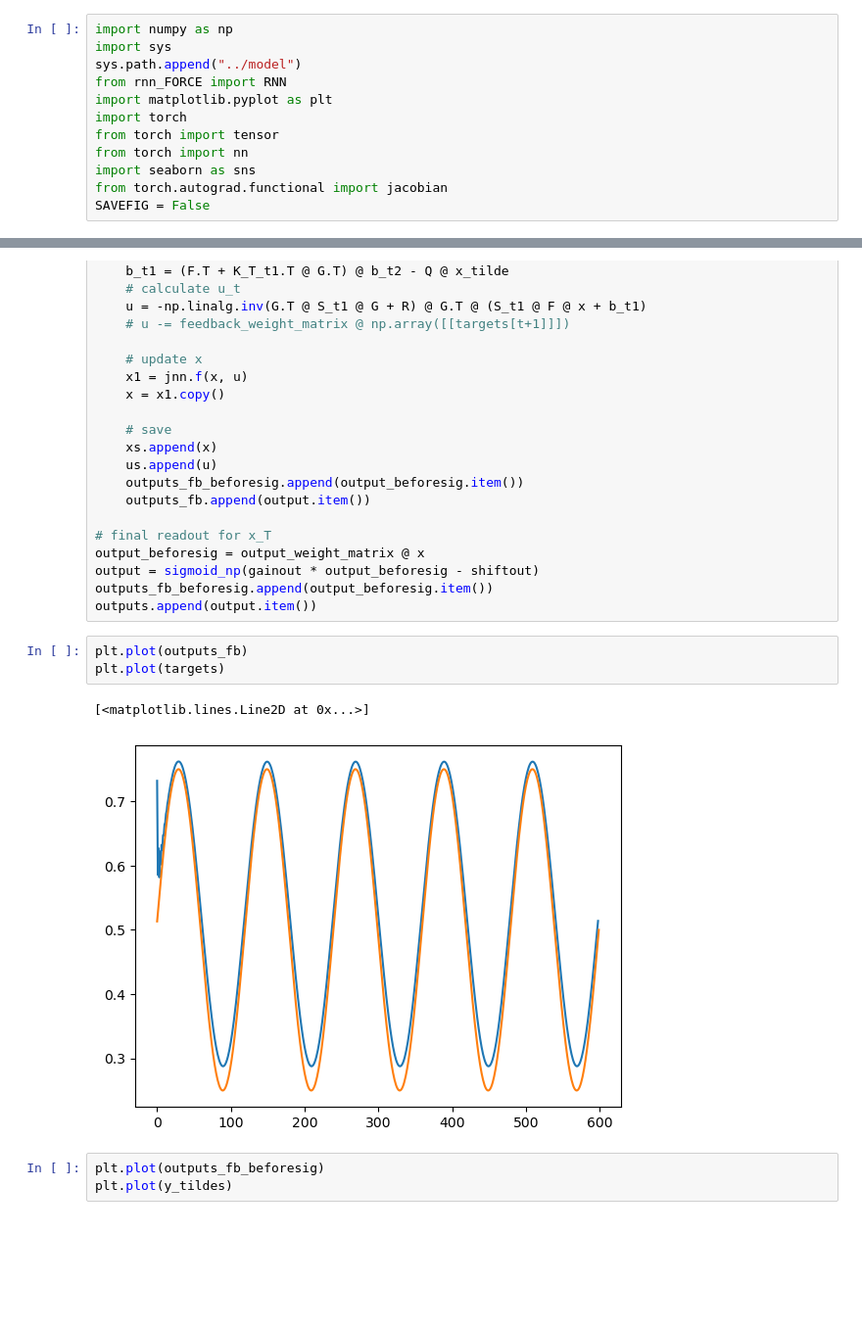
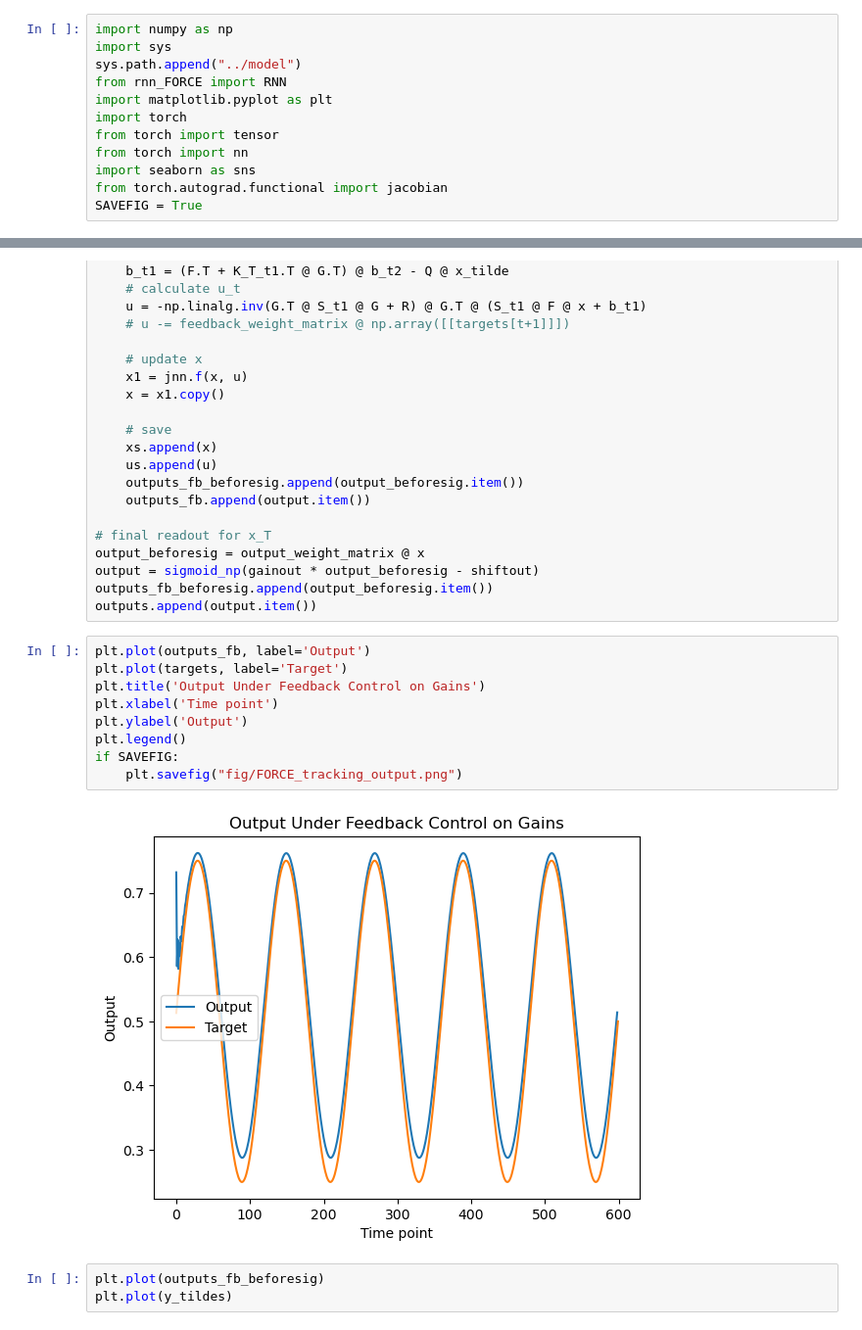
Before and after one commit to BeiGeJin/FBRNN, a Jupyter notebook: RNN/FORCE/FORCE_tracking.ipynb, the cells around one changed output, grey strips where cells are left out. Shown at 98% size. Saved outputs shown, nothing was run; the diff lists cells and outputs as text; blank space fills up the shorter version.

```diff
--- a/RNN/FORCE/FORCE_tracking.ipynb
+++ b/RNN/FORCE/FORCE_tracking.ipynb
@@ -9,7 +9,7 @@ from torch import tensor
 from torch import nn
 import seaborn as sns
 from torch.autograd.functional import jacobian
-SAVEFIG = False
+SAVEFIG = True
 # %%
 # Initializing matrix
 num_nodes = 100
@@ -218,12 +218,17 @@ output_beforesig = output_weight_matrix @ x
 output = sigmoid_np(gainout * output_beforesig - shiftout)
 outputs_fb_beforesig.append(output_beforesig.item())
 outputs.append(output.item())
-# %%
-plt.plot(outputs_fb)
-plt.plot(targets)
-# %% [output]
-[<matplotlib.lines.Line2D at 0x...>]
-[figure, removed]
+# %%
+plt.plot(outputs_fb, label='Output')
+plt.plot(targets, label='Target')
+plt.title('Output Under Feedback Control on Gains')
+plt.xlabel('Time point')
+plt.ylabel('Output')
+plt.legend()
+if SAVEFIG:
+    plt.savefig("fig/FORCE_tracking_output.png")
+# %% [output]
+[figure, added]
 # %%
 plt.plot(outputs_fb_beforesig)
 plt.plot(y_tildes)
```
Also changed, not shown: 7 other files.
